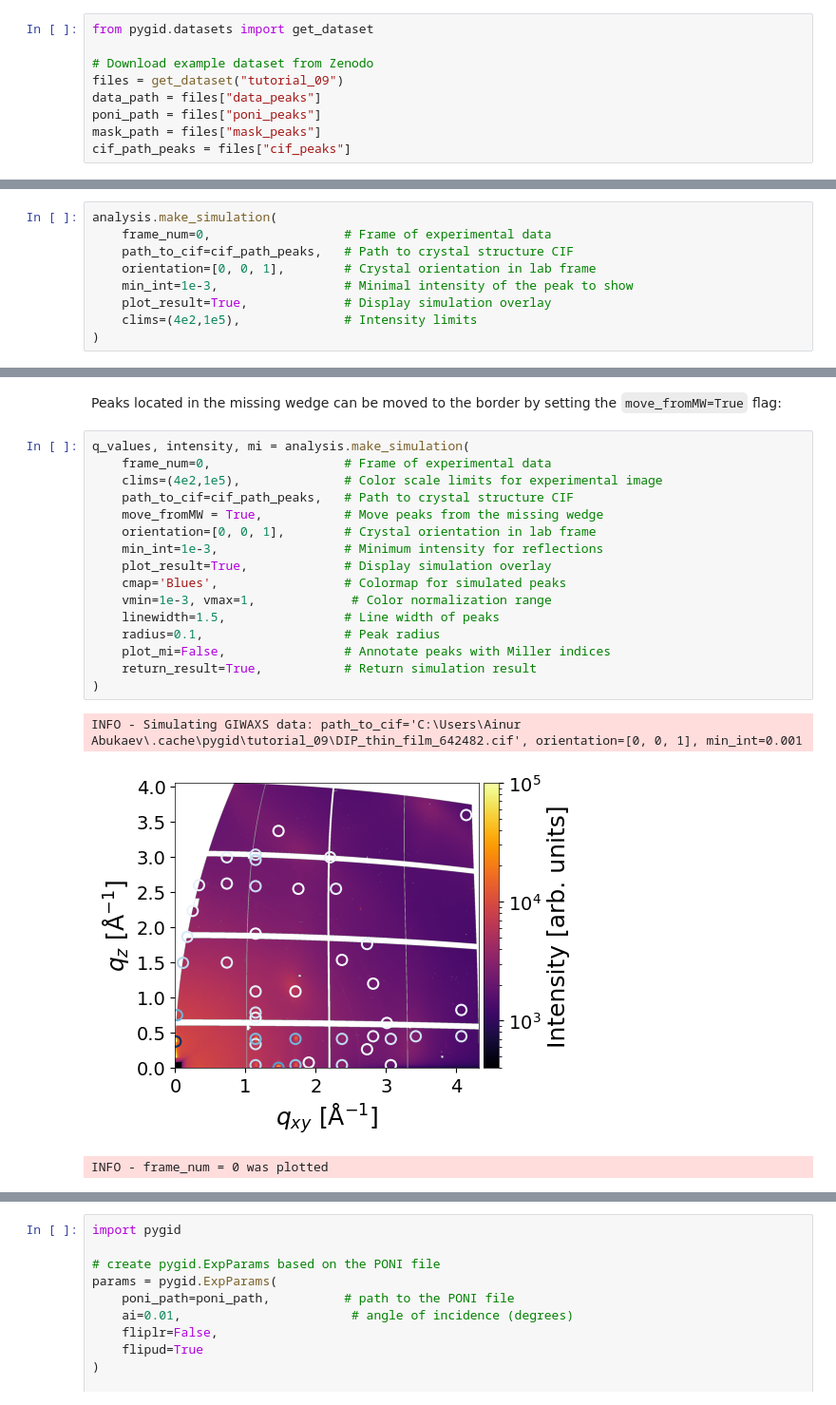
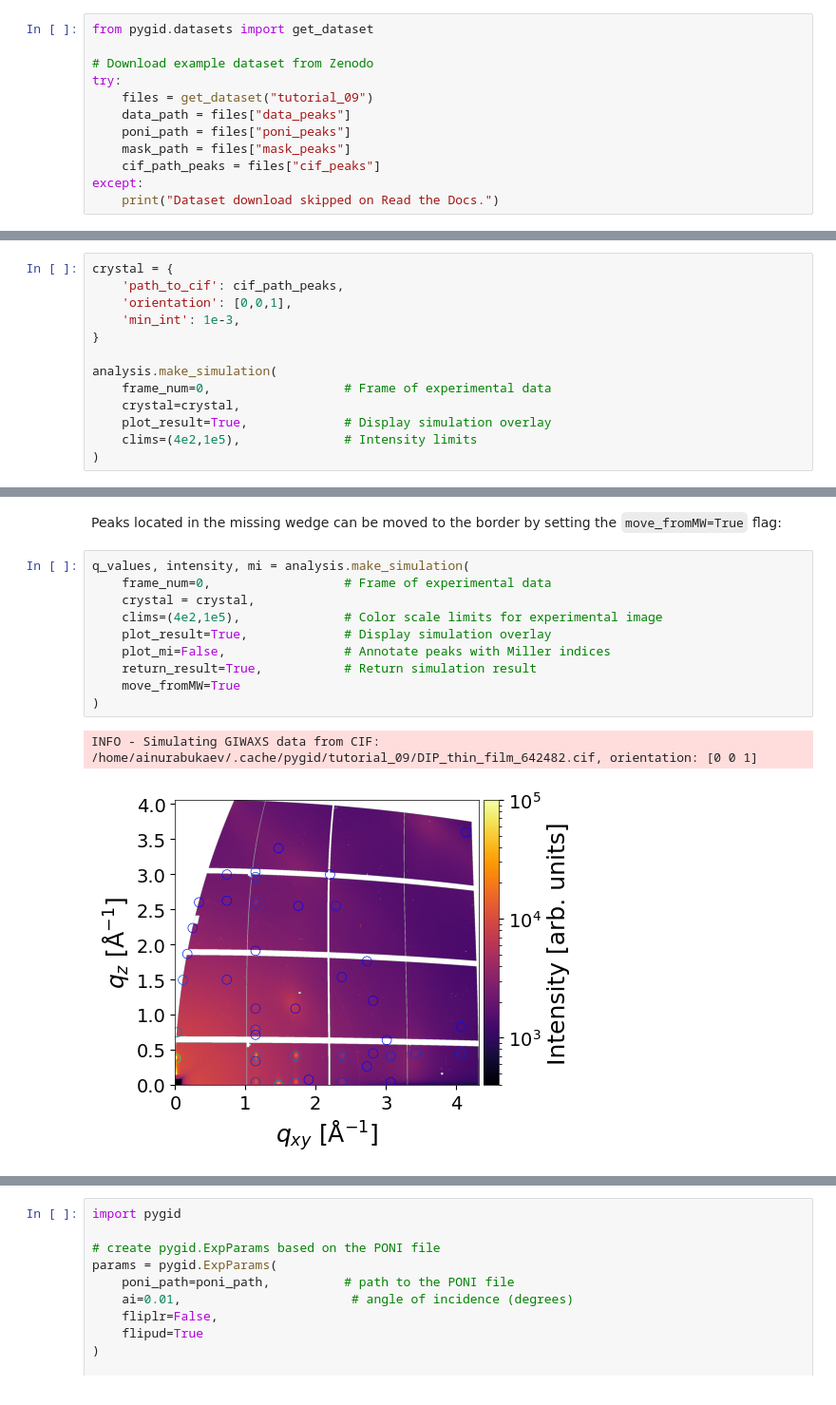
Before and after one commit to mlgid-project/pygid, a Jupyter notebook: docs/tutorials/tutorial_09_simulations.ipynb, the cells around one changed output, grey strips where cells are left out. Shown at 95% size. Drawn from its saved outputs; the diff is of its cells as text.

```diff
--- a/docs/tutorials/tutorial_09_simulations.ipynb
+++ b/docs/tutorials/tutorial_09_simulations.ipynb
@@ -9,11 +9,14 @@ Before starting, download the required datasets from **Zenodo** (or provide your
 from pygid.datasets import get_dataset
 
 # Download example dataset from Zenodo
-files = get_dataset("tutorial_09")
-data_path = files["data_peaks"]
-poni_path = files["poni_peaks"]
-mask_path = files["mask_peaks"]
-cif_path_peaks = files["cif_peaks"]
+try:
+    files = get_dataset("tutorial_09")
+    data_path = files["data_peaks"]
+    poni_path = files["poni_peaks"]
+    mask_path = files["mask_peaks"]
+    cif_path_peaks = files["cif_peaks"]
+except:
+    print("Dataset download skipped on Read the Docs.")
 # %%
 import pygid
 
@@ -53,9 +61,13 @@ analysis = pygid.Conversion(
 # %%
+crystal = {
+    'path_to_cif': cif_path_peaks,
+    'orientation': [0,0,1],
+    'min_int': 1e-3,
+}
+
 analysis.make_simulation(
     frame_num=0,                  # Frame of experimental data
-    path_to_cif=cif_path_peaks,   # Path to crystal structure CIF
-    orientation=[0, 0, 1],        # Crystal orientation in lab frame
-    min_int=1e-3,                 # Minimal intensity of the peak to show
+    crystal=crystal,
     plot_result=True,             # Display simulation overlay
     clims=(4e2,1e5),              # Intensity limits
 )
@@ -126,23 +153,16 @@ Peaks located in the missing wedge can be moved to the border by setting the `mo
 # %%
 q_values, intensity, mi = analysis.make_simulation(
     frame_num=0,                  # Frame of experimental data
+    crystal = crystal,
     clims=(4e2,1e5),              # Color scale limits for experimental image
-    path_to_cif=cif_path_peaks,   # Path to crystal structure CIF
-    move_fromMW = True,           # Move peaks from the missing wedge
-    orientation=[0, 0, 1],        # Crystal orientation in lab frame
-    min_int=1e-3,                 # Minimum intensity for reflections
     plot_result=True,             # Display simulation overlay
-    cmap='Blues',                 # Colormap for simulated peaks
-    vmin=1e-3, vmax=1,             # Color normalization range
-    linewidth=1.5,                # Line width of peaks
-    radius=0.1,                   # Peak radius
     plot_mi=False,                # Annotate peaks with Miller indices
     return_result=True,           # Return simulation result
+    move_fromMW=True
 )
 # %% [output]
-INFO - Simulating GIWAXS data: path_to_cif='C:\Users\Ainur Abukaev\.cache\pygid\tutorial_09\DIP_thin_film_642482.cif', orientation=[0, 0, 1], min_int=0.001
+INFO - Simulating GIWAXS data from CIF: /home/ainurabukaev/.cache/pygid/tutorial_09/DIP_thin_film_642482.cif, orientation: [0 0 1]
-[figure, old version]
+[figure, new version]
-INFO - frame_num = 0 was plotted
 # %% [markdown]
 ### Random orientation
 
```
Also changed, not shown: parts of 16 cells of this notebook, 3 other files.
